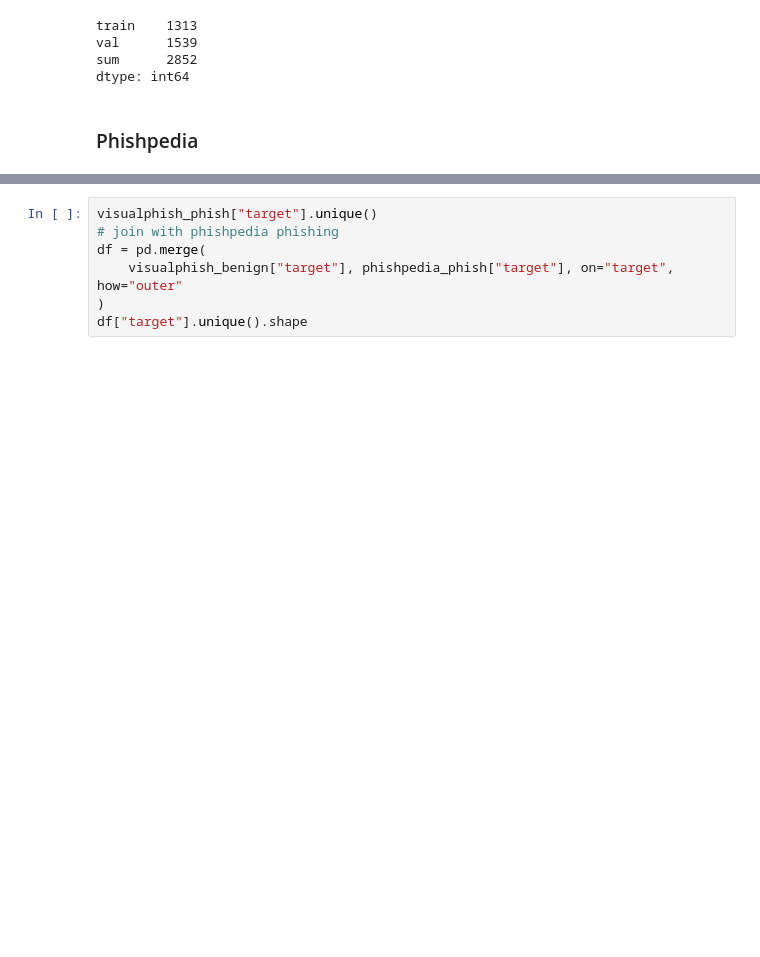
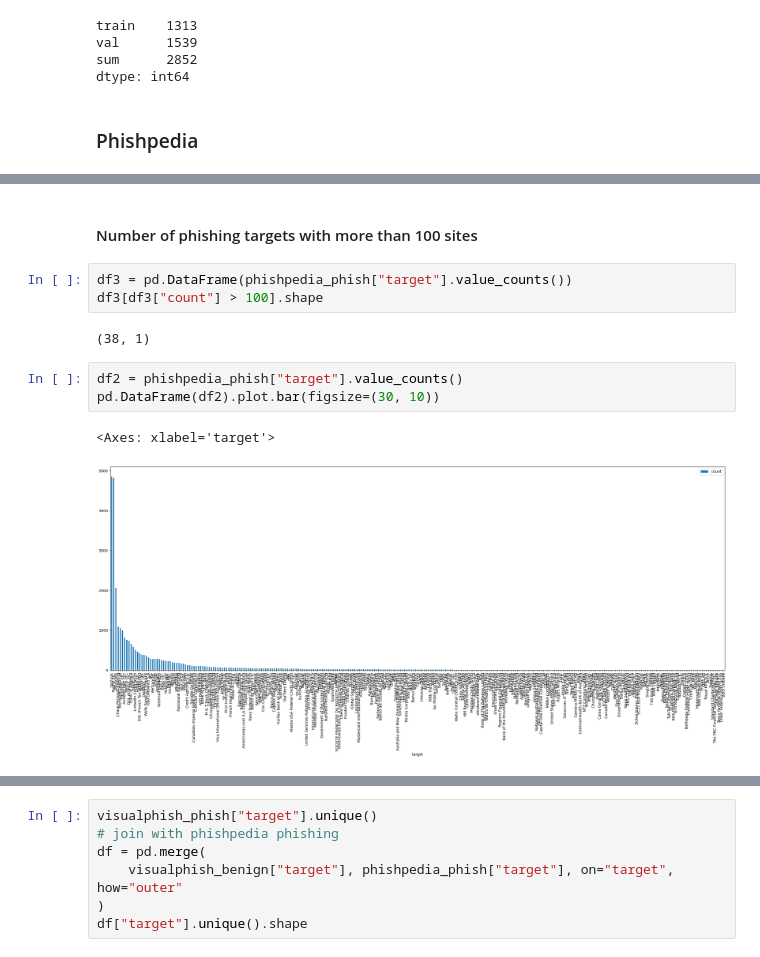
Before and after one commit to Percival33/phish-target-recognition, a Jupyter notebook: notebooks/008-datasets-analisys.ipynb, the cells around one changed output, grey strips where cells are left out. Saved outputs shown, nothing was run; the diff lists cells and outputs as text; blank space fills up the shorter version.

```diff
--- a/notebooks/008-datasets-analisys.ipynb
+++ b/notebooks/008-datasets-analisys.ipynb
@@ -400,0 +488,13 @@ df
+# %% [markdown]
+#### Number of phishing targets with more than 100 sites
+# %%
+df3 = pd.DataFrame(phishpedia_phish["target"].value_counts())
+df3[df3["count"] > 100].shape
+# %% [output]
+(38, 1)
+# %%
+df2 = phishpedia_phish["target"].value_counts()
+pd.DataFrame(df2).plot.bar(figsize=(30, 10))
+# %% [output]
+<Axes: xlabel='target'>
+[figure, added]
```
Also changed, not shown: parts of 27 cells of this notebook, 1 other file.
